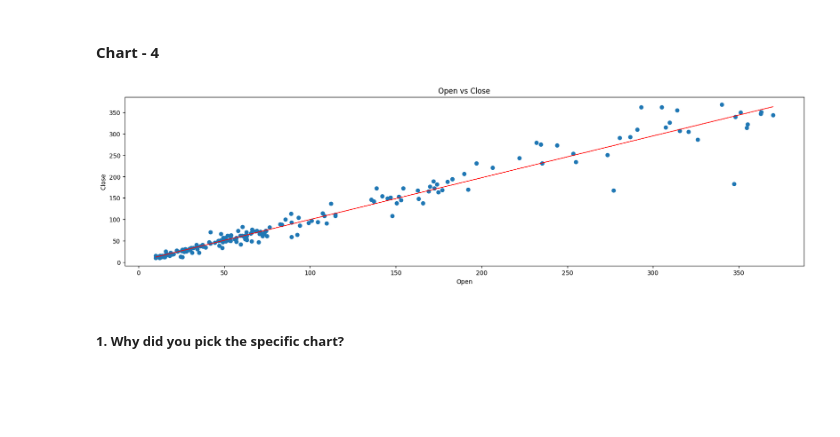
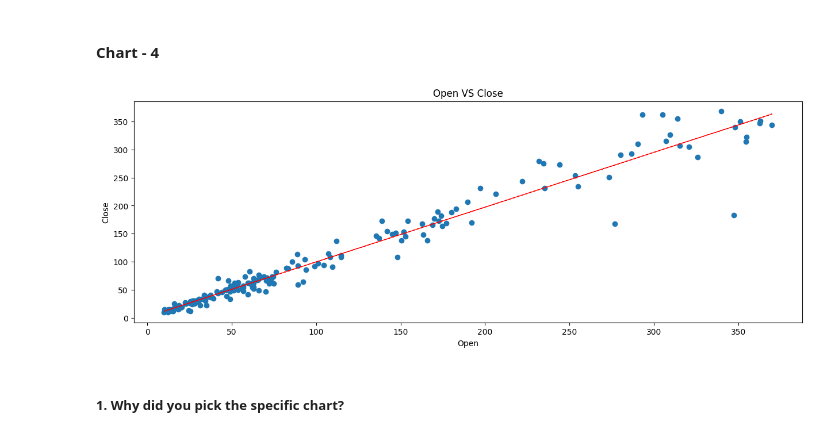
Before and after one commit to Ktiwari700/Capstone_Project_2, a Jupyter notebook: Kamini_Tiwari_Regression_Project_Submission_Template.ipynb, the cells around one changed output. Saved outputs shown, nothing was run; the diff lists cells and outputs as text; code cells hidden in the pictures; blank space fills up the shorter version.

```diff
--- a/Kamini_Tiwari_Regression_Project_Submission_Template.ipynb
+++ b/Kamini_Tiwari_Regression_Project_Submission_Template.ipynb
@@ -418,22 +418,23 @@ Insights from the chart will lead to a positive business impact depends on the s
 # %% [markdown]
 #### Chart - 4
 # %%
-# Chart - 4 visualization code
+# Chart - 4 visualization code(SCATTER PLOT)
 
 # scatter plot to see the relationship between dependent & independent variables
 
-fig = plt.figure(figsize=(20,5))
+fig = plt.figure(figsize=(15,5))
 ax = fig.gca()
 plt.scatter(data['Open'], data['Close'])
 plt.xlabel('Open')
 plt.ylabel('Close')
-ax.set_title('Open vs Close')
+ax.set_title('Open VS Close')
+
 z = np.polyfit(data['Open'], data['Close'], 1)
 y_hat = np.poly1d(z)(data['Open'])
 plt.plot(data['Open'], y_hat, "r--", lw=1)
 plt.show()
 # %% [output]
-[figure, old version]
+[figure, new version]
 # %% [markdown]
 ##### 1. Why did you pick the specific chart?
 # %% [markdown]
```
Also changed, not shown: parts of 12 cells of this notebook.
